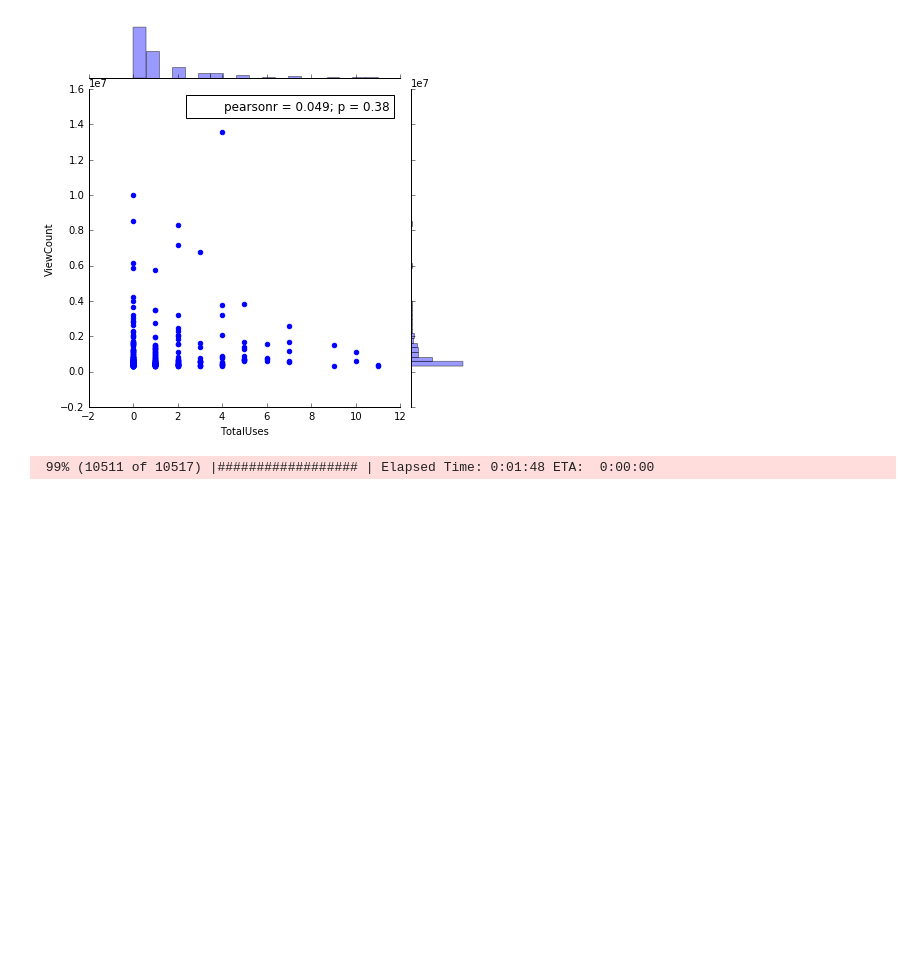
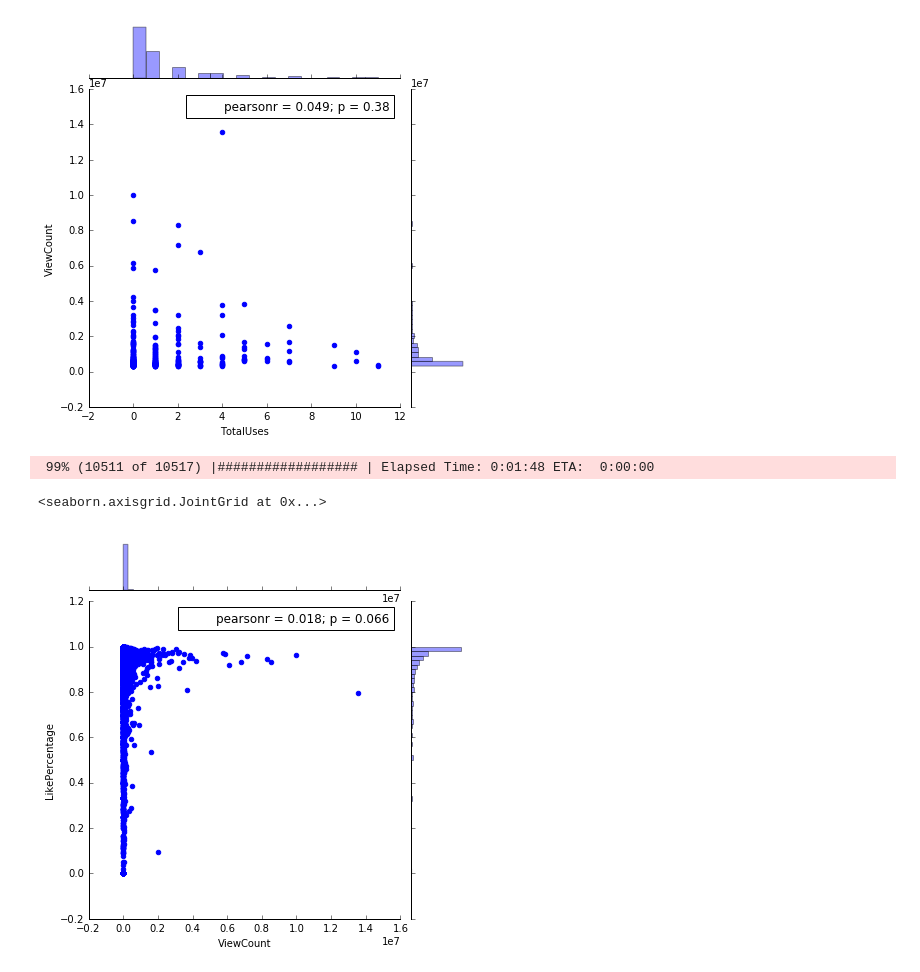
Before and after one commit to allenwang28/YouTube-Virality-Predictor, a Jupyter notebook: notebooks/Data Exploration (Draft).ipynb, the cells around one changed output. Saved outputs shown, nothing was run; the diff lists cells and outputs as text; code cells hidden in the pictures; blank space fills up the shorter version.

```diff
--- a/notebooks/Data Exploration (Draft).ipynb
+++ b/notebooks/Data Exploration (Draft).ipynb
@@ -195,6 +195,12 @@ df = GetTopKImportantWords(df, 3, showprogress=True)
  99% (10511 of 10517) |################## | Elapsed Time: 0:01:48 ETA:  0:00:00
 # %%
 df['LikePercentage'] = df['LikeCount'] / (df['DislikeCount'] + df['LikeCount'])
+df_t = df.dropna()
+# %%
+sns.jointplot(df_t['ViewCount'], df_t['LikePercentage'])
+# %% [output]
+<seaborn.axisgrid.JointGrid at 0x...>
+[figure, added]
 # %%
 df.head(20)
 # %% [output]
```
Also changed, not shown: parts of 2 cells of this notebook, 6 other files.
